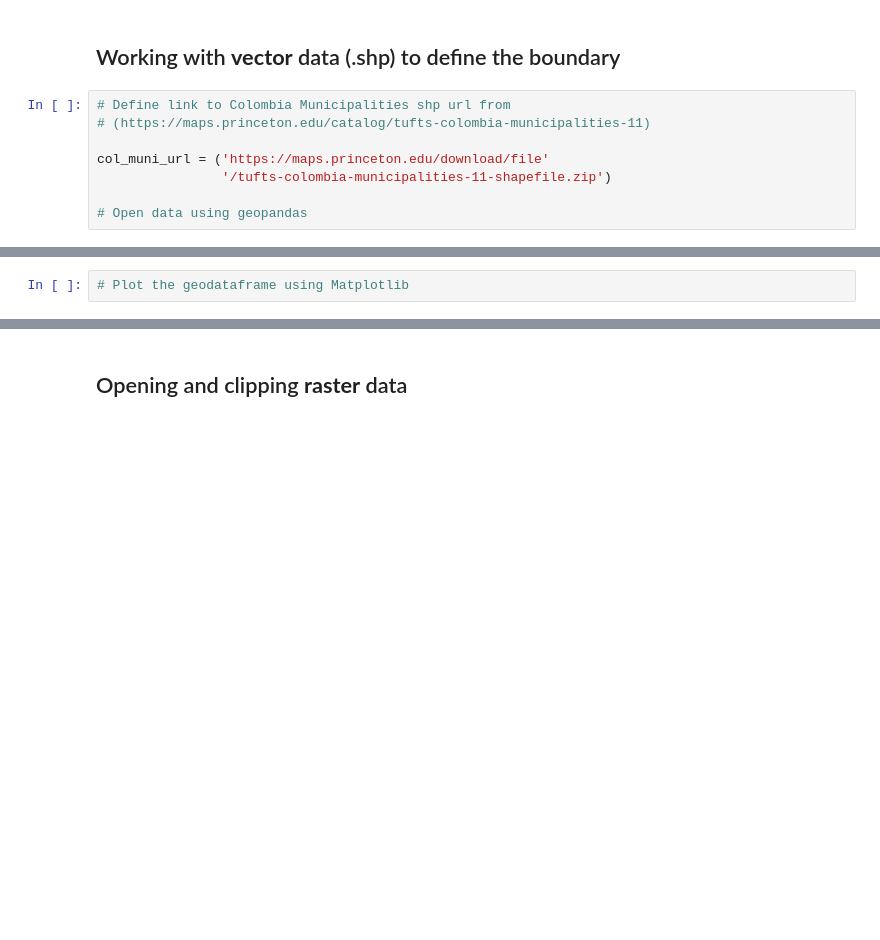
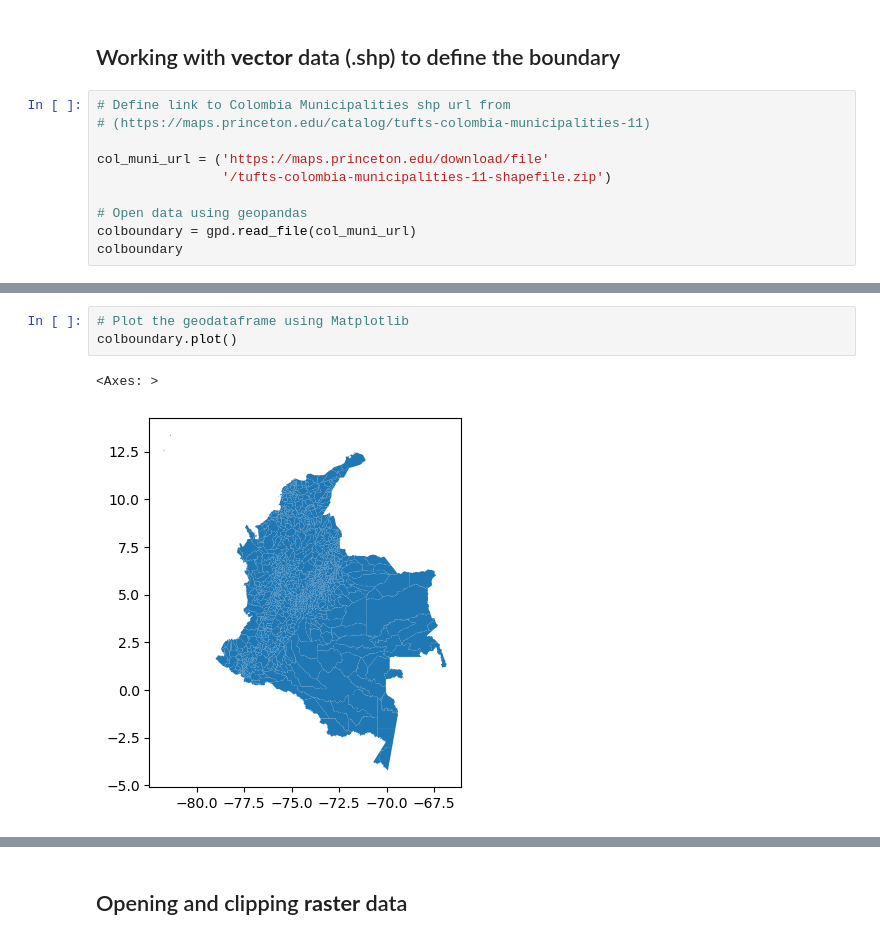
Before and after one commit to macacosta/04-geopark-raster-data, a Jupyter notebook: notebooks/04-geopark-raster-data-empty.ipynb, the cells around one changed output, grey strips where cells are left out. Cells and saved outputs as stored; diff of their text form; blank space fills up the shorter version.

```diff
--- a/notebooks/04-geopark-raster-data-empty.ipynb
+++ b/notebooks/04-geopark-raster-data-empty.ipynb
@@ -24,3 +24,5 @@ col_muni_url = ('https://maps.princeton.edu/download/file'
                 '/tufts-colombia-municipalities-11-shapefile.zip')
 
 # Open data using geopandas
+colboundary = gpd.read_file(col_muni_url)
+colboundary
@@ -27,4 +43,8 @@ col_muni_url = ('https://maps.princeton.edu/download/file'
 # %%
 # Plot the geodataframe using Matplotlib
+colboundary.plot()
+# %% [output]
+<Axes: >
+[figure, added]
 # %%
 # Select Putumayo Department, print the CRS, and call the data
```
Also changed, not shown: parts of 6 cells of this notebook.
